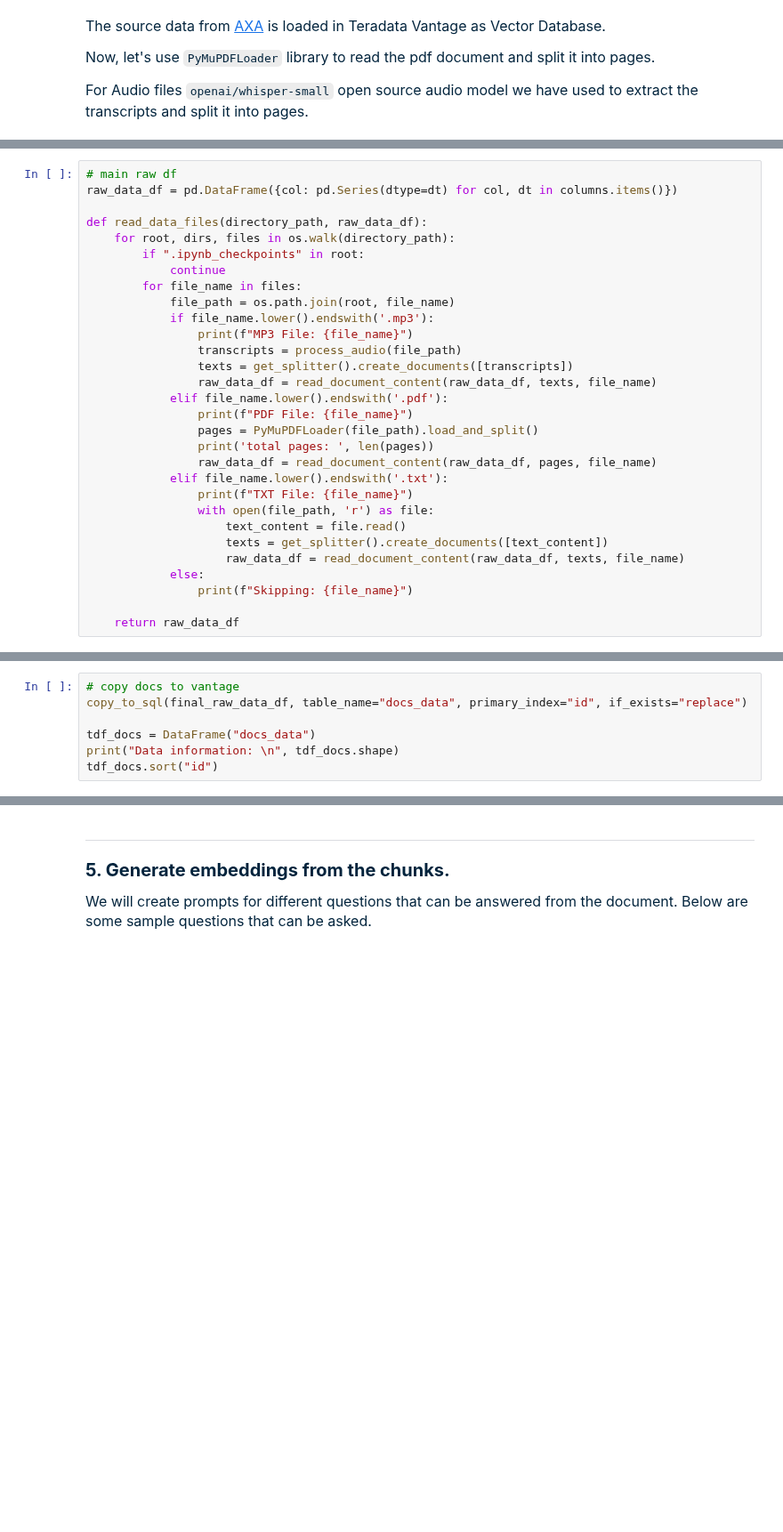
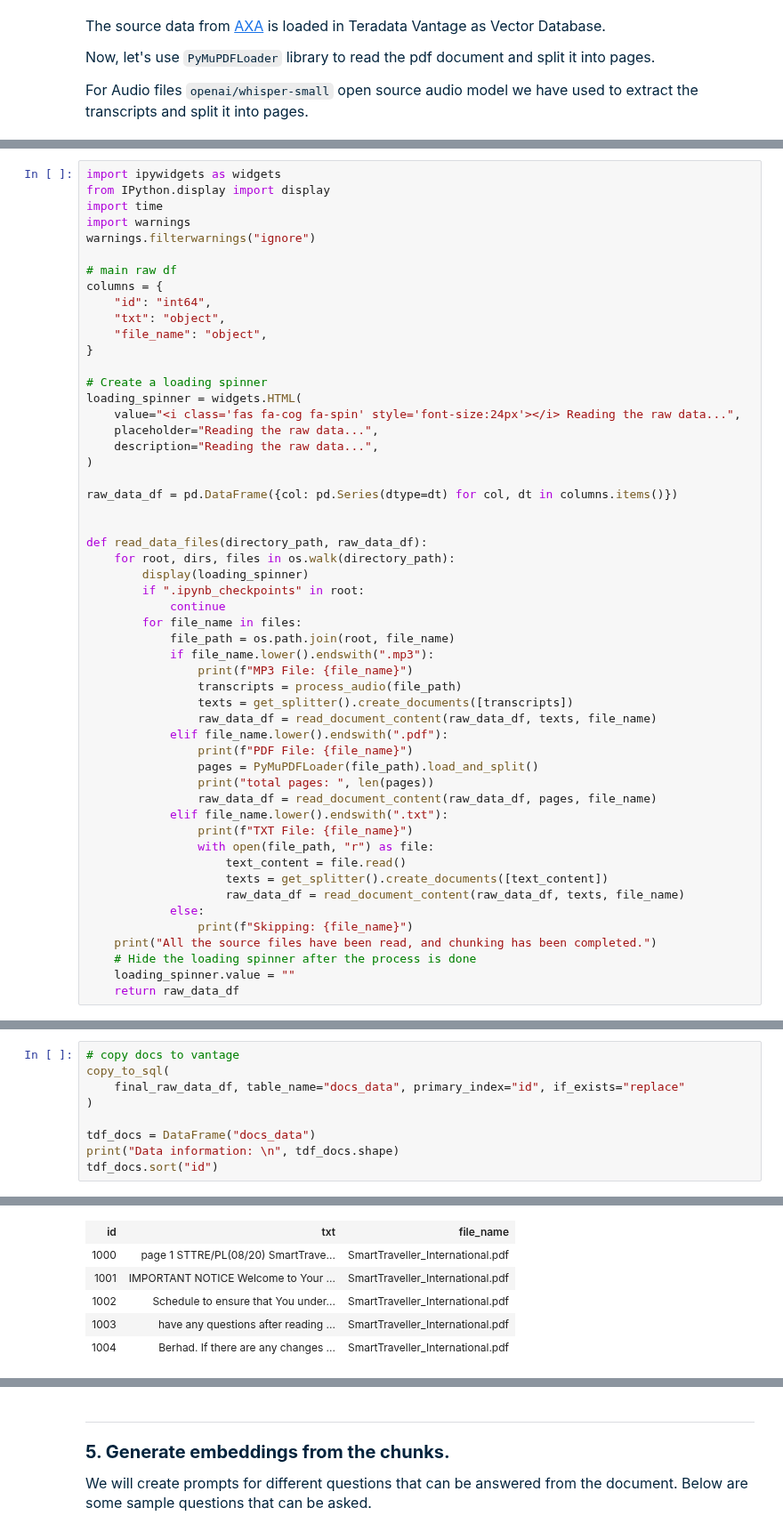
Before and after one commit to Teradata/jupyter-demos, a Jupyter notebook: UseCases/Chat_with_docs_GenAI/Teradata_Enterprise_VectorStore_VectorizingPDFs_GenAI_Python.ipynb, the cells around one changed output, grey strips where cells are left out. Shown at 89% size. Drawn from its saved outputs; the diff is of its cells as text; blank space fills up the shorter version.

```diff
--- a/UseCases/Chat_with_docs_GenAI/Teradata_Enterprise_VectorStore_VectorizingPDFs_GenAI_Python.ipynb
+++ b/UseCases/Chat_with_docs_GenAI/Teradata_Enterprise_VectorStore_VectorizingPDFs_GenAI_Python.ipynb
@@ -250,32 +274,55 @@ def read_document_content(raw_data_df, pages, file_name):
     # Concatenate the new DataFrame with the existing one
     return pd.concat([raw_data_df, temp_df], ignore_index=True)
 # %%
+import ipywidgets as widgets
+from IPython.display import display
+import time
+import warnings
+warnings.filterwarnings("ignore")
+
 # main raw df
+columns = {
+    "id": "int64",
+    "txt": "object",
+    "file_name": "object",
+}
+
+# Create a loading spinner
+loading_spinner = widgets.HTML(
+    value="<i class='fas fa-cog fa-spin' style='font-size:24px'></i> Reading the raw data...",
+    placeholder="Reading the raw data...",
+    description="Reading the raw data...",
+)
+
 raw_data_df = pd.DataFrame({col: pd.Series(dtype=dt) for col, dt in columns.items()})
+
 
 def read_data_files(directory_path, raw_data_df):
     for root, dirs, files in os.walk(directory_path):
+        display(loading_spinner)
         if ".ipynb_checkpoints" in root:
             continue
         for file_name in files:
             file_path = os.path.join(root, file_name)
-            if file_name.lower().endswith('.mp3'):
+            if file_name.lower().endswith(".mp3"):
                 print(f"MP3 File: {file_name}")
                 transcripts = process_audio(file_path)
                 texts = get_splitter().create_documents([transcripts])
                 raw_data_df = read_document_content(raw_data_df, texts, file_name)
-            elif file_name.lower().endswith('.pdf'):
+            elif file_name.lower().endswith(".pdf"):
                 print(f"PDF File: {file_name}")
                 pages = PyMuPDFLoader(file_path).load_and_split()
-                print('total pages: ', len(pages))
+                print("total pages: ", len(pages))
                 raw_data_df = read_document_content(raw_data_df, pages, file_name)
-            elif file_name.lower().endswith('.txt'):
+            elif file_name.lower().endswith(".txt"):
                 print(f"TXT File: {file_name}")
-                with open(file_path, 'r') as file:
+                with open(file_path, "r") as file:
                     text_content = file.read()
                     texts = get_splitter().create_documents([text_content])
                     raw_data_df = read_document_content(raw_data_df, texts, file_name)
             else:
                 print(f"Skipping: {file_name}")
-
+    print("All the source files have been read, and chunking has been completed.")
+    # Hide the loading spinner after the process is done
+    loading_spinner.value = ""
     return raw_data_df
@@ -287,7 +361,10 @@ final_raw_data_df = read_data_files(directory_path, raw_data_df)
 # %%
 # copy docs to vantage
-copy_to_sql(final_raw_data_df, table_name="docs_data", primary_index="id", if_exists="replace")
+copy_to_sql(
+    final_raw_data_df, table_name="docs_data", primary_index="id", if_exists="replace"
+)
 
 tdf_docs = DataFrame("docs_data")
 print("Data information: \n", tdf_docs.shape)
 tdf_docs.sort("id")
+# %% [output]
@@ -293,0 +373,6 @@ tdf_docs.sort("id")
+| id | txt | file_name |
+| 1000 | page 1 STTRE/PL(08/20) SmartTrave... | SmartTraveller_International.pdf |
+| 1001 | IMPORTANT NOTICE Welcome to Your ... | SmartTraveller_International.pdf |
+| 1002 | Schedule to ensure that You under... | SmartTraveller_International.pdf |
+| 1003 | have any questions after reading ... | SmartTraveller_International.pdf |
+| 1004 | Berhad. If there are any changes ... | SmartTraveller_International.pdf |
```
Also changed, not shown: parts of 65 cells of this notebook, 2 other files.
